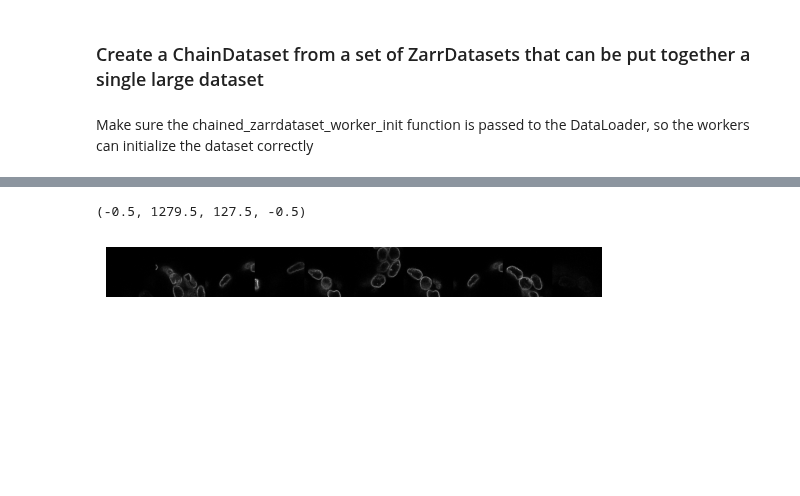
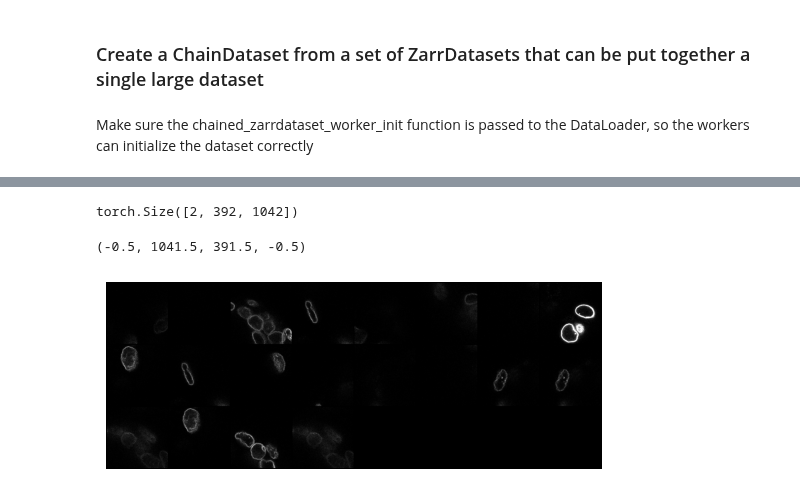
Before and after one commit to TheJacksonLaboratory/zarrdataset, a Jupyter notebook: examples/advanced_example_pytorch.ipynb, the cells around one changed output, grey strips where cells are left out. Saved outputs shown, nothing was run; the diff lists cells and outputs as text; code cells hidden in the pictures; blank space fills up the shorter version.

```diff
--- a/examples/advanced_example_pytorch.ipynb
+++ b/examples/advanced_example_pytorch.ipynb
@@ -45,7 +49,8 @@ my_datasets = [zds.ZarrDataset(fn,
                                patch_sampler=patch_sampler,
                                shuffle=True,
                                return_any_label=False,
-                               return_positions=True)
+                               return_positions=True,
+                               return_worker_id=True)
               for fn in filenames]
 # %% [markdown]
 ### Create a ChainDataset from a set of ZarrDatasets that can be put together a single large dataset
@@ -55,9 +60,9 @@ my_chain_dataset = ChainDataset(my_datasets)
 Make sure the chained_zarrdataset_worker_init function is passed to the DataLoader, so the workers can initialize the dataset correctly
 # %%
 my_dataloader = DataLoader(my_chain_dataset,
-                           num_workers=0,
+                           num_workers=2,
                            worker_init_fn=zds.chained_zarrdataset_worker_init,
-                           batch_size=2
+                           batch_size=4
                            )
 # %%
 import os
@@ -65,15 +70,18 @@ os.environ["KMP_DUPLICATE_LIB_OK"] = "TRUE"
 # %%
 samples = []
 positions = []
-for i, (pos, sample) in enumerate(my_dataloader):
+wids = []
+for i, (wid, pos, sample) in enumerate(my_dataloader):
+    wids += [w for w in wid]
     positions += [p for p in pos]
     samples += [s for s in sample]
 
-    print(f"Sample {i+1} with size {sample.shape}")
+    print(f"Sample {i+1} with size {sample.shape} extracted by worker {wid}")
+    # print("-" * 10 + f" Difference={torch.sum(sample[0].float() - sample[1].float())}")
 
     if i > 3:
         # Take only five samples for illustration purposes
         break
 
-samples = torch.cat(samples, dim=-1)
+samples = torch.cat(samples, dim=0)
 # %% [output]
@@ -89,6 +97,12 @@ torch.Size([1, 2, 1, 128, 1280])
+# %%
+samples_grid = torchvision.utils.make_grid(samples[:, :, 0, ...])
+# %%
+samples_grid.shape
+# %% [output]
+torch.Size([2, 392, 1042])
 # %%
-plt.imshow(samples[0, 0, 0, ...], cmap="gray")
+plt.imshow(samples_grid[0], cmap="gray")
 plt.axis('off')
 # %% [output]
-(-0.5, 1279.5, 127.5, -0.5)
+(-0.5, 1041.5, 391.5, -0.5)
-[figure, old version]
+[figure, new version]
```
Also changed, not shown: parts of 7 cells of this notebook, 3 other files.
